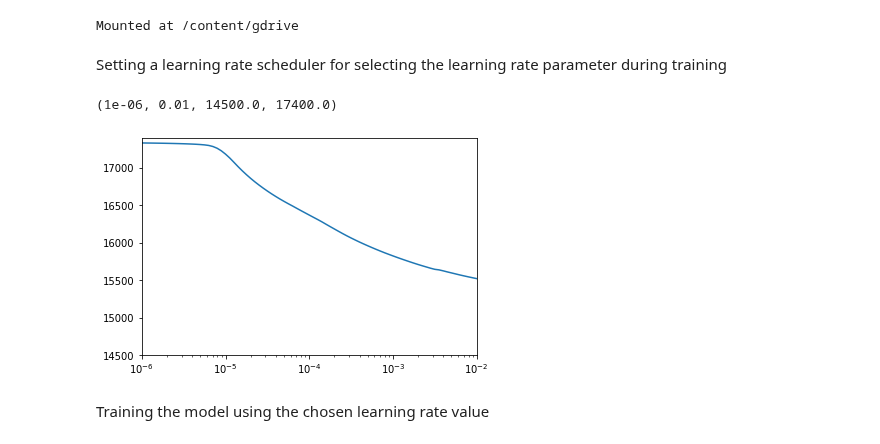
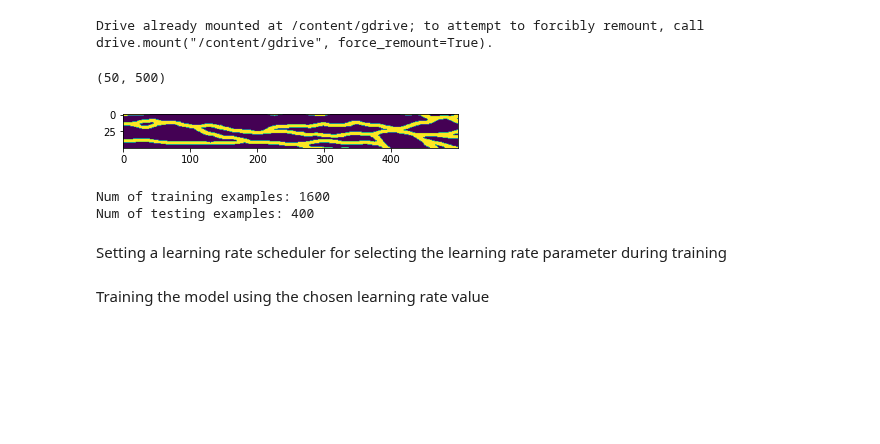
Before and after one commit to lamd91/VAE_DA, a Jupyter notebook: VAE_MPS.ipynb, the cells around one changed output. Saved outputs shown, nothing was run; the diff lists cells and outputs as text; code cells hidden in the pictures; blank space fills up the shorter version.

```diff
--- a/VAE_MPS.ipynb
+++ b/VAE_MPS.ipynb
@@ -1,13 +1,19 @@
 # %% [markdown]
 <a href="https://colab.research.google.com/github/lamd91/VAE_DA/blob/master/VAE_MPS.ipynb" target="_parent"><img src="https://colab.research.google.com/assets/colab-badge.svg" alt="Open In Colab"/></a>
 # %%
+import pickle
 import numpy as np
 import tensorflow as tf
+from sklearn.model_selection import train_test_split
 from matplotlib import pyplot as plt
 import math
+import random
 from IPython import display
 import os
-from google.colab import drive
-drive.mount('/content/gdrive')
+import shutil
-# %% [output]
-Mounted at /content/gdrive
+# %%
+# Mount Google Drive at "/content/gdrive"
+from google.colab import drive
+drive.mount('/content/gdrive')
+# %% [output]
+Drive already mounted at /content/gdrive; to attempt to forcibly remount, call drive.mount("/content/gdrive", force_remount=True).
@@ -14,3 +25,11 @@ Mounted at /content/gdrive
+# %%
+# Show one random MPS image
+i = random.randint(0, 1999)
+image = pickle.load(open(f'images/img-{i}.pickle', 'rb'))
+plt.imshow(image)
+# %% [output]
+(50, 500)
+[figure, added]
 # %%
 # Define global constants
 BATCH_SIZE = 32
@@ -20,6 +39,31 @@ IMAGE_HEIGHT = 50
 IMAGE_WIDTH = 500
 NUM_CHANNELS = 1
 TEST_SIZE = 0.2
+# %%
+def split_image_data_in_separate_dirs():
+    data_dir_name = 'images'
+    training_data_dir_name = 'training_data'
+    testing_data_dir_name = 'testing_data'
+    image_filenames = os.listdir(data_dir_name)
+    num_examples = len(image_filenames)
+    if not os.path.exists(training_data_dir_name):
+        os.mkdir(training_data_dir_name)
+    if not os.path.exists(testing_data_dir_name):
+        os.mkdir(testing_data_dir_name)
+
+    for file in image_filenames[0:int(num_examples*(1-TEST_SIZE))]:
+        shutil.copy(os.path.join(data_dir_name, file), training_data_dir_name)
+
+    for file in image_filenames[int(num_examples*(1-TEST_SIZE)):]:
+        shutil.copy(os.path.join(data_dir_name, file), testing_data_dir_name)
+
+    print("Num of training examples:", len(os.listdir(training_data_dir_name)))
+    print("Num of testing examples:", len(os.listdir(testing_data_dir_name)))
+
+split_image_data_in_separate_dirs()
+# %% [output]
+Num of training examples: 1600
+Num of testing examples: 400
 # %%
 def map_image(image):
     '''Returns a reshaped tensor from a given image as input and as label'''
@@ -514,9 +558,6 @@ history = vae.fit(augmented_train_dataset, epochs=100, verbose=1,
 # Plot losses against learning rates
 plt.semilogx(vae.history.history['lr'], vae.history.history['loss'])
 plt.axis([1e-6, 0.01, 14500, 17400])
-# %% [output]
-(1e-06, 0.01, 14500.0, 17400.0)
-[figure, removed]
 # %% [markdown]
 Training the model using the chosen learning rate value
 # %%
```
Also changed, not shown: parts of 11 cells of this notebook.
